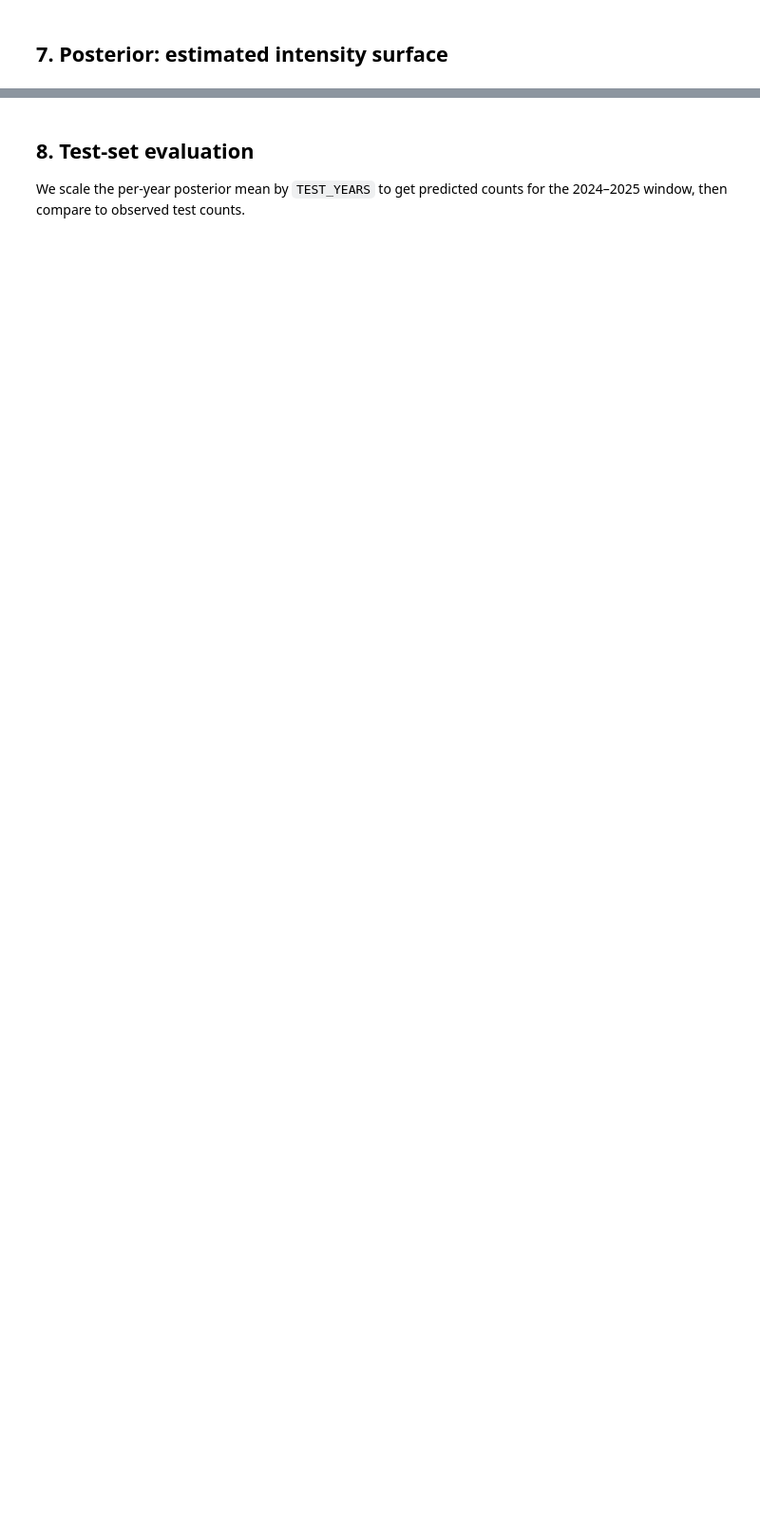
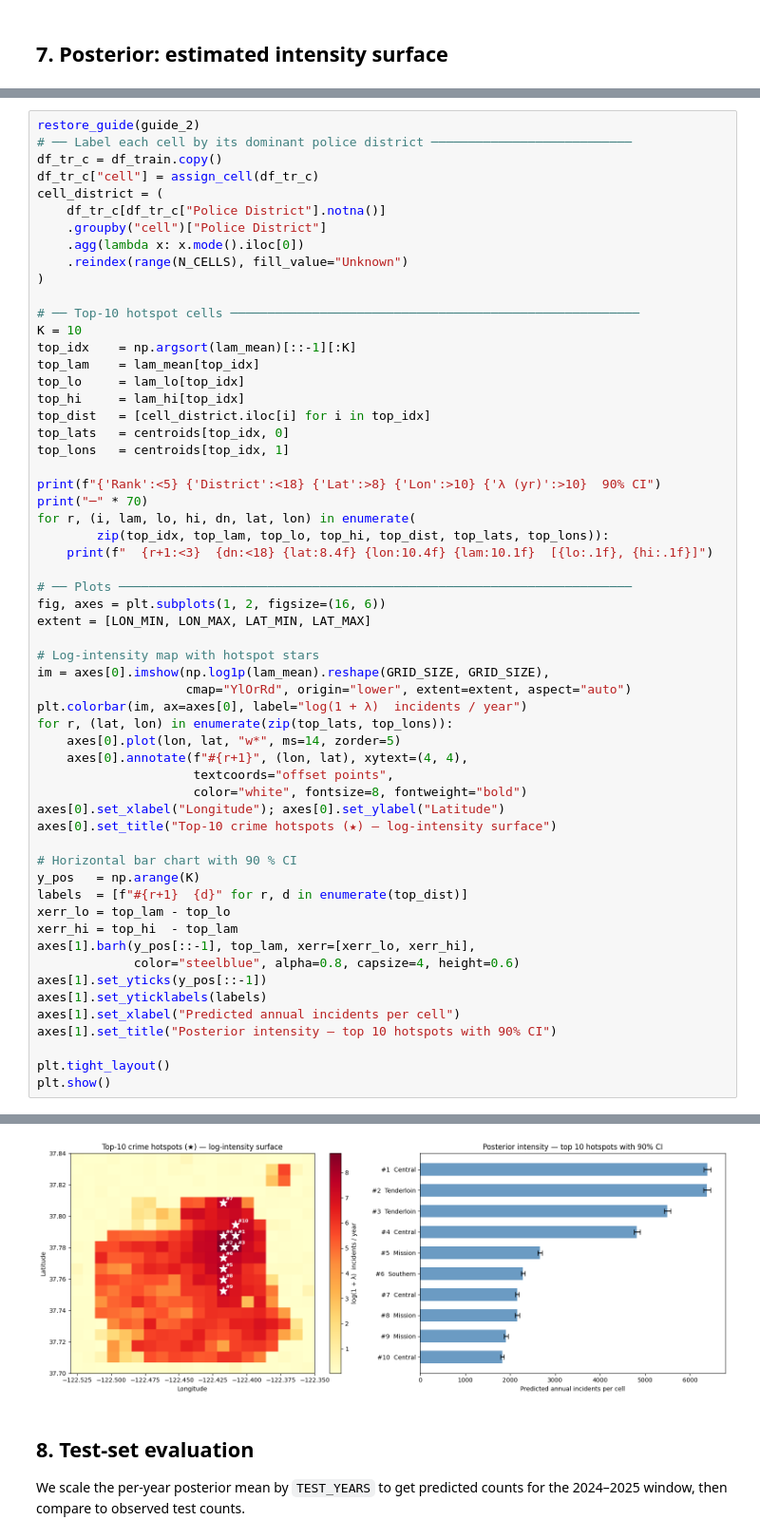
Before and after one commit to bodvarsdottirkristin/model-based, a Jupyter notebook: src/models/spatial_pp.ipynb, the cells around one changed output, grey strips where cells are left out. Shown at 95% size. Drawn from its saved outputs; the diff is of its cells as text; blank space fills up the shorter version.

```diff
--- a/src/models/spatial_pp.ipynb
+++ b/src/models/spatial_pp.ipynb
@@ -275,0 +338,59 @@ plt.show()
+# %%
+restore_guide(guide_2)
+# ── Label each cell by its dominant police district ───────────────────────────
+df_tr_c = df_train.copy()
+df_tr_c["cell"] = assign_cell(df_tr_c)
+cell_district = (
+    df_tr_c[df_tr_c["Police District"].notna()]
+    .groupby("cell")["Police District"]
+    .agg(lambda x: x.mode().iloc[0])
+    .reindex(range(N_CELLS), fill_value="Unknown")
+)
+
+# ── Top-10 hotspot cells ───────────────────────────────────────────────────────
+K = 10
+top_idx    = np.argsort(lam_mean)[::-1][:K]
+top_lam    = lam_mean[top_idx]
+top_lo     = lam_lo[top_idx]
+top_hi     = lam_hi[top_idx]
+top_dist   = [cell_district.iloc[i] for i in top_idx]
+top_lats   = centroids[top_idx, 0]
+top_lons   = centroids[top_idx, 1]
+
+print(f"{'Rank':<5} {'District':<18} {'Lat':>8} {'Lon':>10} {'λ (yr)':>10}  90% CI")
+print("─" * 70)
+for r, (i, lam, lo, hi, dn, lat, lon) in enumerate(
+        zip(top_idx, top_lam, top_lo, top_hi, top_dist, top_lats, top_lons)):
+    print(f"  {r+1:<3}  {dn:<18} {lat:8.4f} {lon:10.4f} {lam:10.1f}  [{lo:.1f}, {hi:.1f}]")
+
+# ── Plots ─────────────────────────────────────────────────────────────────────
+fig, axes = plt.subplots(1, 2, figsize=(16, 6))
+extent = [LON_MIN, LON_MAX, LAT_MIN, LAT_MAX]
+
+# Log-intensity map with hotspot stars
+im = axes[0].imshow(np.log1p(lam_mean).reshape(GRID_SIZE, GRID_SIZE),
+                    cmap="YlOrRd", origin="lower", extent=extent, aspect="auto")
+plt.colorbar(im, ax=axes[0], label="log(1 + λ)  incidents / year")
+for r, (lat, lon) in enumerate(zip(top_lats, top_lons)):
+    axes[0].plot(lon, lat, "w*", ms=14, zorder=5)
+    axes[0].annotate(f"#{r+1}", (lon, lat), xytext=(4, 4),
+                     textcoords="offset points",
+                     color="white", fontsize=8, fontweight="bold")
+axes[0].set_xlabel("Longitude"); axes[0].set_ylabel("Latitude")
+axes[0].set_title("Top-10 crime hotspots (★) — log-intensity surface")
+
+# Horizontal bar chart with 90 % CI
+y_pos   = np.arange(K)
+labels  = [f"#{r+1}  {d}" for r, d in enumerate(top_dist)]
+xerr_lo = top_lam - top_lo
+xerr_hi = top_hi  - top_lam
+axes[1].barh(y_pos[::-1], top_lam, xerr=[xerr_lo, xerr_hi],
+             color="steelblue", alpha=0.8, capsize=4, height=0.6)
+axes[1].set_yticks(y_pos[::-1])
+axes[1].set_yticklabels(labels)
+axes[1].set_xlabel("Predicted annual incidents per cell")
+axes[1].set_title("Posterior intensity — top 10 hotspots with 90% CI")
+
+plt.tight_layout()
+plt.show()
+# %% [output]
@@ -276,3 +409,4 @@ plt.show()
+[figure, added]
 # %% [markdown]
 ## 8. Test-set evaluation
 
```
Also changed, not shown: parts of 11 cells of this notebook, 1 other file.
